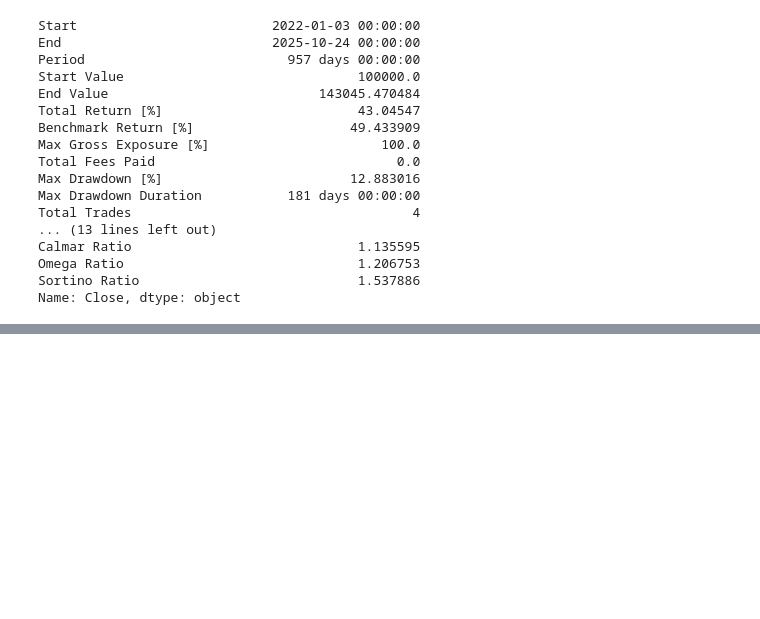
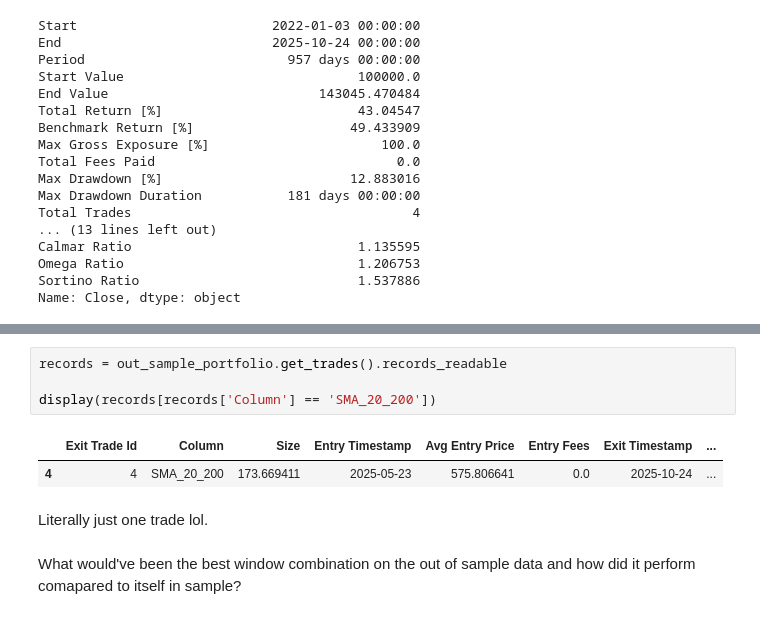
Before and after one commit to Tiger-Quant/demos2025, a Jupyter notebook: october22.ipynb, the cells around one changed output, grey strips where cells are left out. Saved outputs shown, nothing was run; the diff lists cells and outputs as text; blank space fills up the shorter version.

```diff
--- a/october22.ipynb
+++ b/october22.ipynb
@@ -332,0 +357,11 @@ display(out_sample_portfolio.stats(agg_func=None))
+# %%
+records = out_sample_portfolio.get_trades().records_readable
+
+display(records[records['Column'] == 'SMA_20_200'])
+# %% [output]
+|  | Exit Trade Id | Column | Size | Entry Timestamp | Avg Entry Price | Entry Fees | Exit Timestamp | ... |
+| 4 | 4 | SMA_20_200 | 173.669411 | 2025-05-23 | 575.806641 | 0.0 | 2025-10-24 | ... |
+# %% [markdown]
+Literally just one trade lol.
+# %% [markdown]
+What would've been the best window combination on the out of sample data and how did it perform comapared to itself in sample?
```
Also changed, not shown: parts of 7 cells of this notebook.
